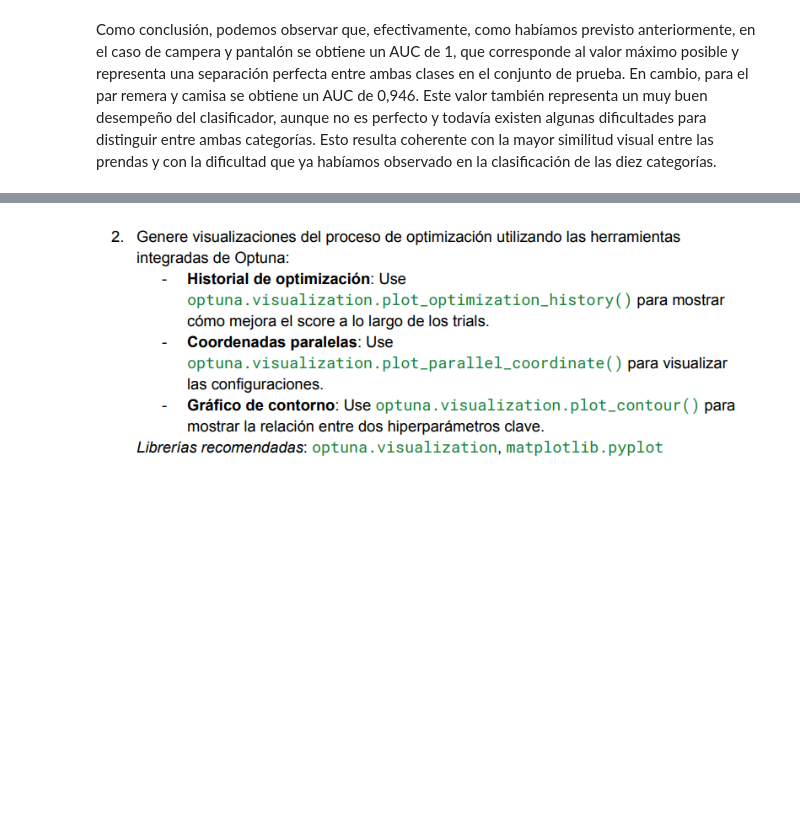
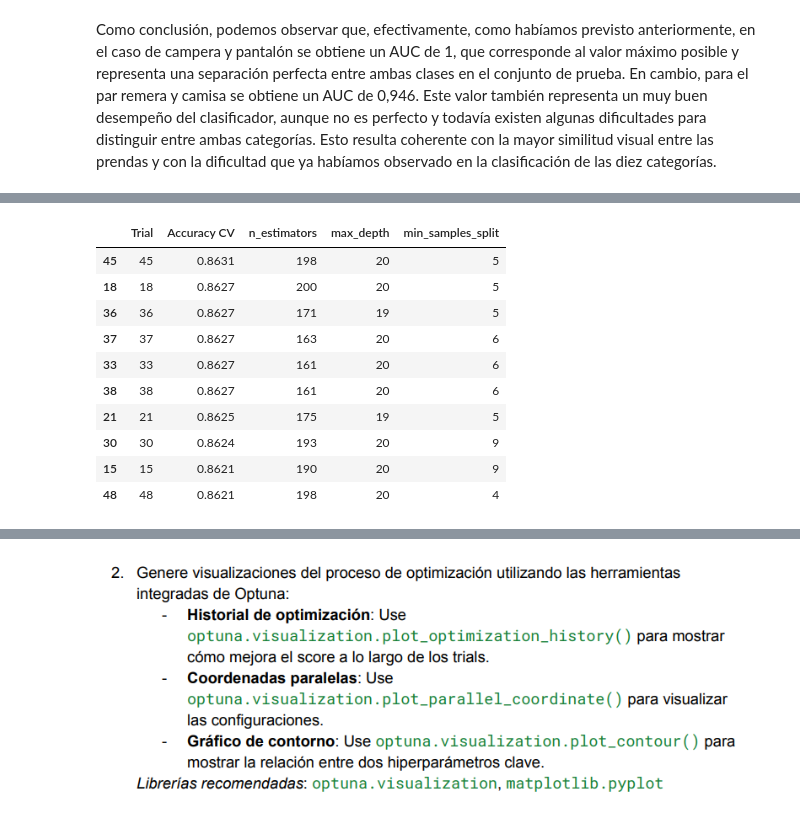
Before and after one commit to AlesioRios/Laboratorio-de-Datos-II, a Jupyter notebook: Lab_de_Datos_II_TP4.ipynb, the cells around one changed output, grey strips where cells are left out. Cells and saved outputs as stored; diff of their text form; code cells hidden in the pictures; blank space fills up the shorter version.

```diff
--- a/Lab_de_Datos_II_TP4.ipynb
+++ b/Lab_de_Datos_II_TP4.ipynb
@@ -628,9 +637,3 @@ mostrar_tabla_texto(insumos)
 | 50 trials x 5 folds x ~125 arbole... | Ej. 2 (presupuesto de Optuna) |
 | Clase con menos imagenes: 6,000; ... | Ej. 2 y 3 (accuracy como objetivo) |
 | Diferencia maxima train-test en i... | Ej. 1, 2 y 3 (validez de comparar... |
-# %%
-# Normalizar y aplanar las imágenes de entrenamiento
-X_train = X_train.reshape(X_train.shape[0], -1) / 255.0
-
-# Normalizar y aplanar las imágenes de test
-X_test = X_test.reshape(X_test.shape[0], -1) / 255.0
@@ -897,3 +914,80 @@ AUC para Coat vs Trouser: 1.000
 Como conclusión, podemos observar que, efectivamente, como habíamos previsto anteriormente, en el caso de campera y pantalón se obtiene un AUC de 1, que corresponde al valor máximo posible y representa una separación perfecta entre ambas clases en el conjunto de prueba. En cambio, para el par remera y camisa se obtiene un AUC de 0,946. Este valor también representa un muy buen desempeño del clasificador, aunque no es perfecto y todavía existen algunas dificultades para distinguir entre ambas categorías. Esto resulta coherente con la mayor similitud visual entre las prendas y con la dificultad que ya habíamos observado en la clasificación de las diez categorías.
 # %% [markdown]
 ![image.png](embedded-picture-1)
+# %%
+# !pip install optuna   #
+import optuna
+import numpy as np
+from sklearn.base import clone
+from sklearn.ensemble import RandomForestClassifier
+from sklearn.model_selection import StratifiedKFold, train_test_split
+
+SEMILLA = 42
+N_SUBMUESTRA = 15000
+
+#Aplanar
+X_tr = X_train.reshape(len(X_train), -1).astype(np.float32)
+
+# Submuestra estratificada solo para la BUSQUEDA (misma cantidad por clase)
+X_busq, _, y_busq, _ = train_test_split(
+    X_tr, y_train, train_size=N_SUBMUESTRA, stratify=y_train, random_state=SEMILLA)
+
+# Mismos 5 folds para todos los trials
+cv = StratifiedKFold(n_splits=5, shuffle=True, random_state=SEMILLA)
+
+
+def objetivo(trial):
+    # 1) Optuna propone una combinacion dentro de los rangos indicados
+    n_estimators = trial.suggest_int('n_estimators', 50, 200)
+    max_depth = trial.suggest_int('max_depth', 3, 20)
+    min_samples_split = trial.suggest_int('min_samples_split', 2, 10)
+
+    # 2) Se arma el modelo con esa combinación
+    modelo = RandomForestClassifier(
+        n_estimators=n_estimators,
+        max_depth=max_depth,
+        min_samples_split=min_samples_split,
+        random_state=SEMILLA,
+        n_jobs=-1,
+    )
+
+    # 3) Validación cruzada fold por fold (en vez de cross_val_score) para poder
+    #    informar el avance y cortar el trial si va mal
+    puntajes = []
+    for i, (idx_entreno, idx_valid) in enumerate(cv.split(X_busq, y_busq)):
+        m = clone(modelo).fit(X_busq[idx_entreno], y_busq[idx_entreno])
+        puntajes.append(m.score(X_busq[idx_valid], y_busq[idx_valid])) #accuracy del fold
+
+        trial.report(np.mean(puntajes), step=i)# accuracy media hasta el momento
+        # En el ultimo fold el trial ya terminó: podarlo descartaría un resultado completo
+        if i < cv.get_n_splits() - 1 and trial.should_prune(): # peor que la mediana de los trials previos
+            raise optuna.TrialPruned()
+
+    return np.mean(puntajes)
+
+
+optuna.logging.set_verbosity(optuna.logging.WARNING)
+
+estudio = optuna.create_study(
+    direction='maximize',
+    sampler=optuna.samplers.TPESampler(seed=SEMILLA),
+    pruner=optuna.pruners.MedianPruner(
+        n_startup_trials=10,    # los primeros 10 trials nunca se podan (no hay mediana confiable)
+        n_warmup_steps=1,       # no se poda con 1 o 2 folds: con tan pocos el promedio es ruidoso
+    ),
+)
+estudio.optimize(objetivo, n_trials=50, show_progress_bar=True)
+
+# Resumen: cuantos trials terminaron y cuantos se podaron
+estados = estudio.trials_dataframe()['state'].value_counts()
+print(estados.to_string())
+print(f'\nMejor accuracy (CV, 5 folds, submuestra de {N_SUBMUESTRA:,}): {estudio.best_value:.4f}')
+print('Mejores hiperparametros:', estudio.best_params)
+
+# Los 10 mejores trials COMPLETOS (los podados no tienen accuracy final)
+trials = estudio.trials_dataframe()
+trials = trials[trials['state'] == 'COMPLETE'][
+    ['number', 'value', 'params_n_estimators', 'params_max_depth', 'params_min_samples_split']]
+trials.columns = ['Trial', 'Accuracy CV', 'n_estimators', 'max_depth', 'min_samples_split']
+trials.sort_values('Accuracy CV', ascending=False).head(10).round(4)
+# %% [output]
@@ -899,0 +1000,11 @@ Como conclusión, podemos observar que, efectivamente, como habíamos previsto a
+|  | Trial | Accuracy CV | n_estimators | max_depth | min_samples_split |
+| 45 | 45 | 0.8631 | 198 | 20 | 5 |
+| 18 | 18 | 0.8627 | 200 | 20 | 5 |
+| 36 | 36 | 0.8627 | 171 | 19 | 5 |
+| 37 | 37 | 0.8627 | 163 | 20 | 6 |
+| 33 | 33 | 0.8627 | 161 | 20 | 6 |
+| 38 | 38 | 0.8627 | 161 | 20 | 6 |
+| 21 | 21 | 0.8625 | 175 | 19 | 5 |
+| 30 | 30 | 0.8624 | 193 | 20 | 9 |
+| 15 | 15 | 0.8621 | 190 | 20 | 9 |
+| 48 | 48 | 0.8621 | 198 | 20 | 4 |
```
Also changed, not shown: parts of 10 cells of this notebook.
